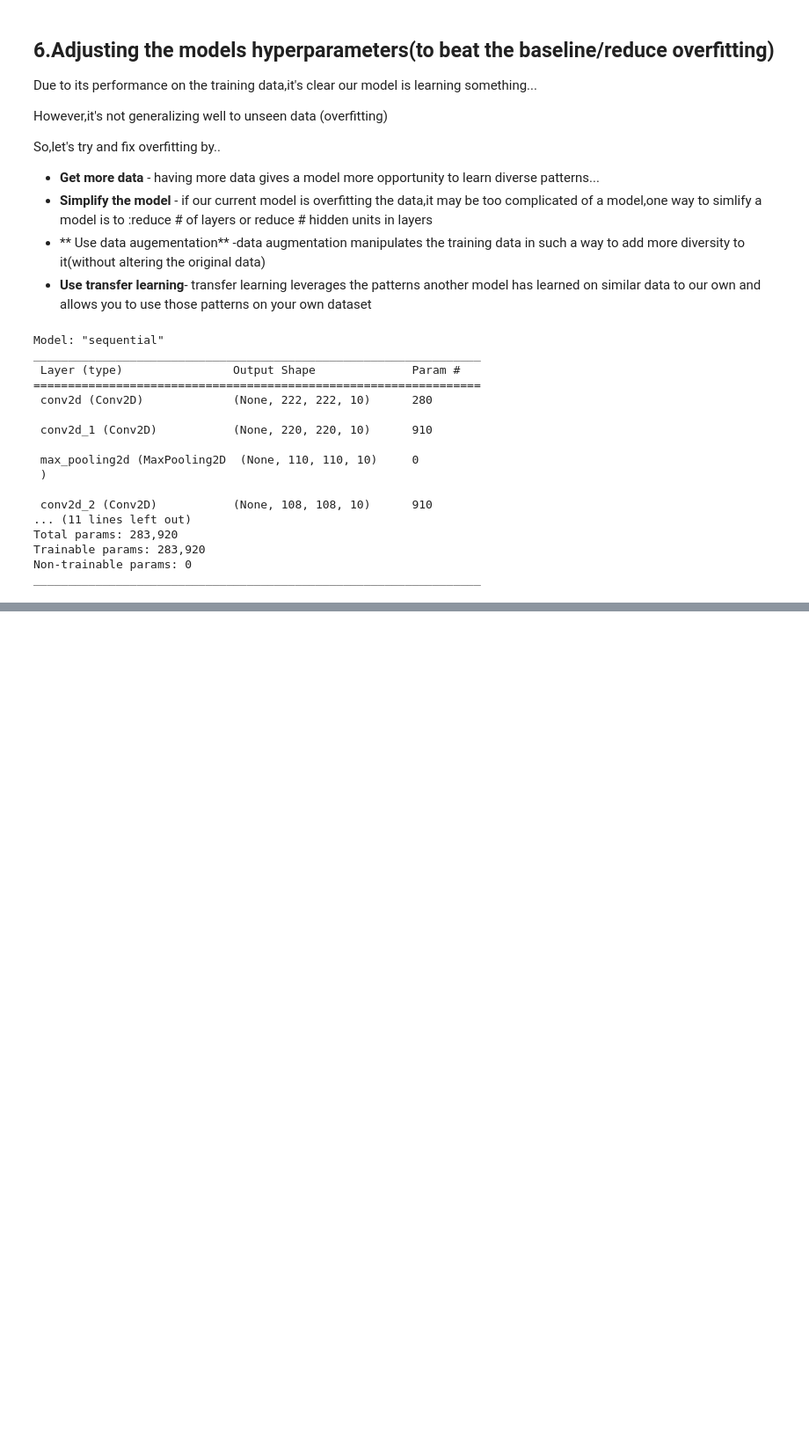
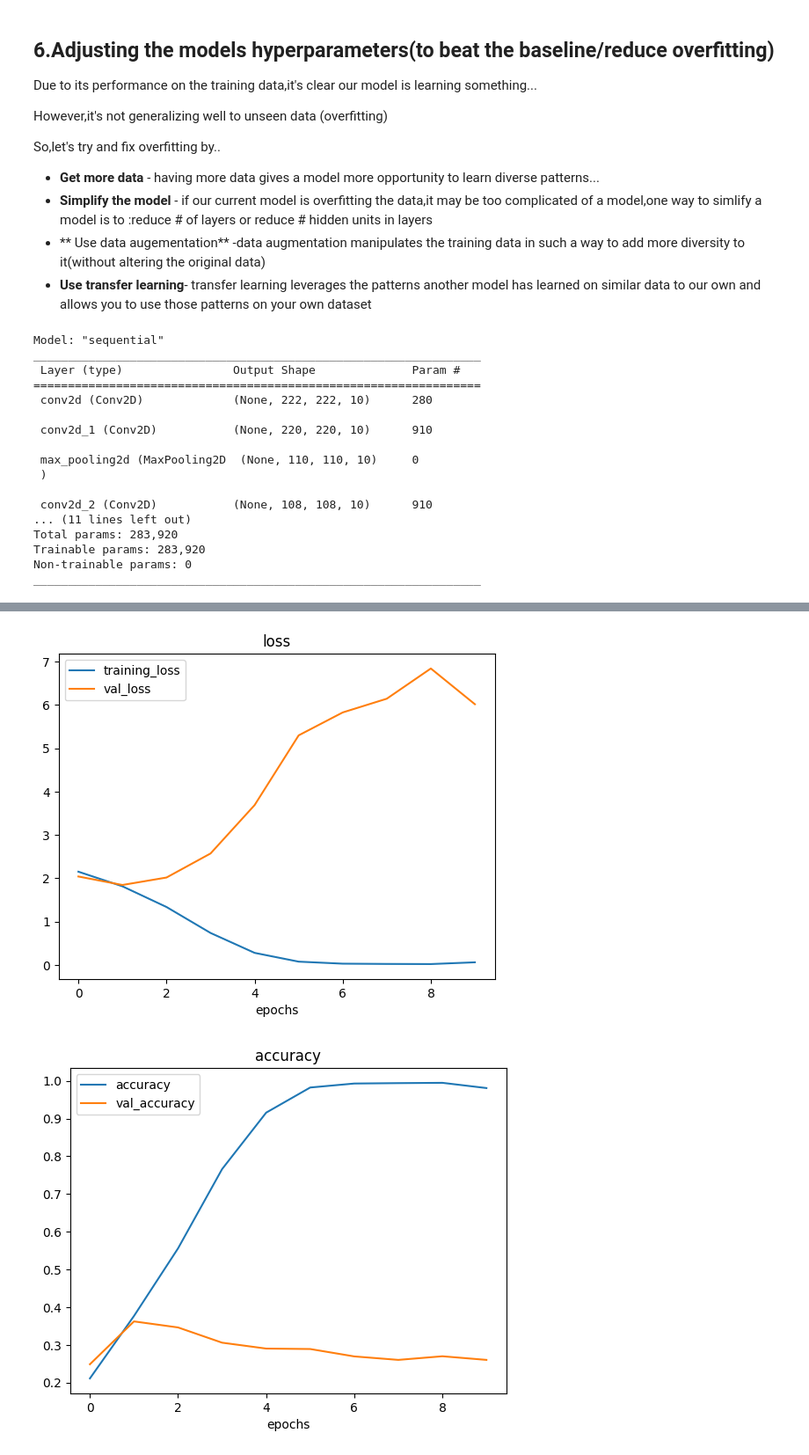
Before and after one commit to saipraneethamvudutha/TensorFlow-Daniel-Brouke, a Jupyter notebook: 03_Convolutional_neural_networks_in_tensorflow.ipynb, the cells around one changed output, grey strips where cells are left out. Shown at 88% size. Drawn from its saved outputs; the diff is of its cells as text; code cells hidden in the pictures; blank space fills up the shorter version.

```diff
--- a/03_Convolutional_neural_networks_in_tensorflow.ipynb
+++ b/03_Convolutional_neural_networks_in_tensorflow.ipynb
@@ -1467,0 +1549,5 @@ How about we try data augmentation??
+# %%
+plot_loss_curves(history_mul_1)
+# %% [output]
+[figure, added]
+[figure, added]
```
Also changed, not shown: parts of 44 cells of this notebook, 7 other files.
